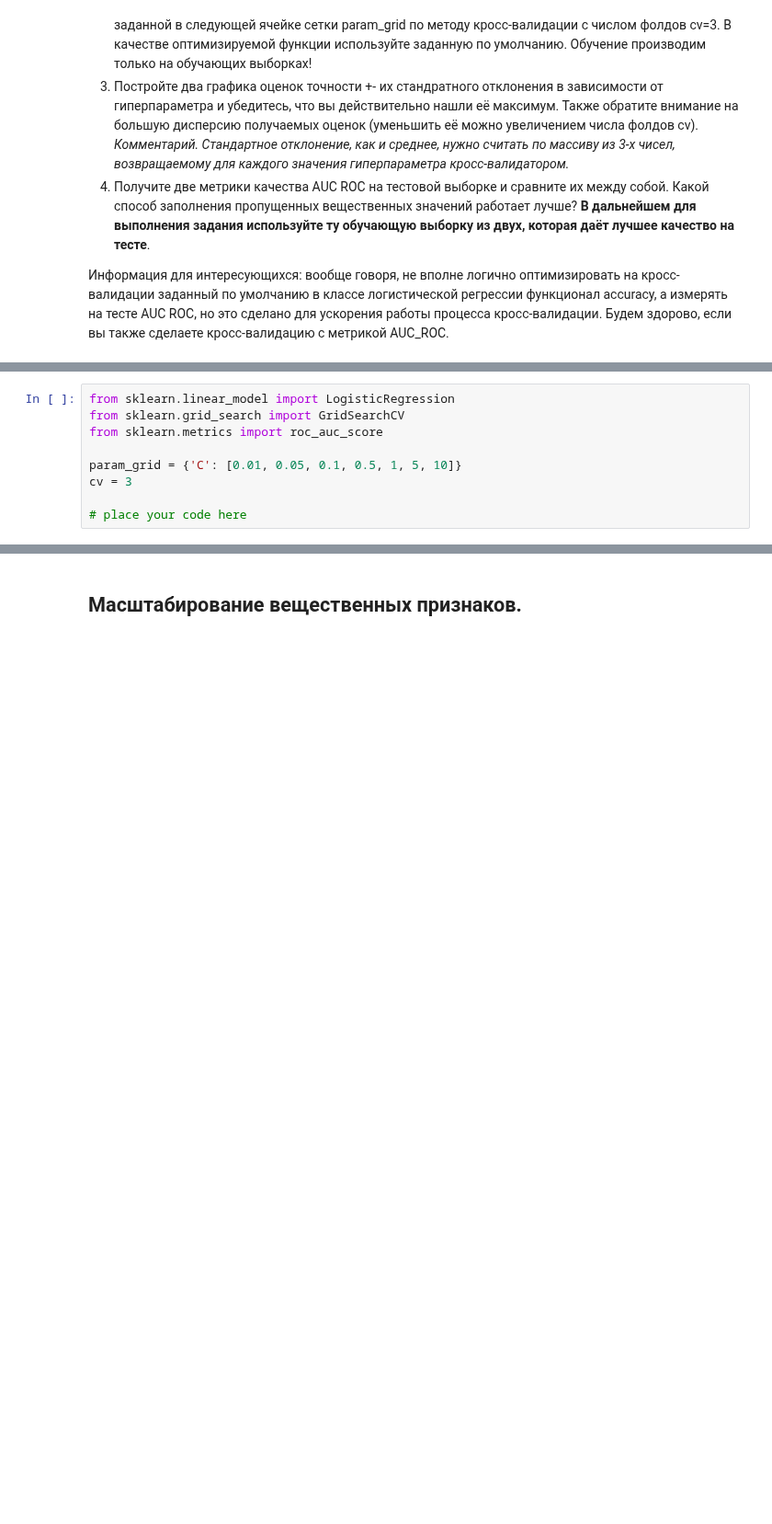
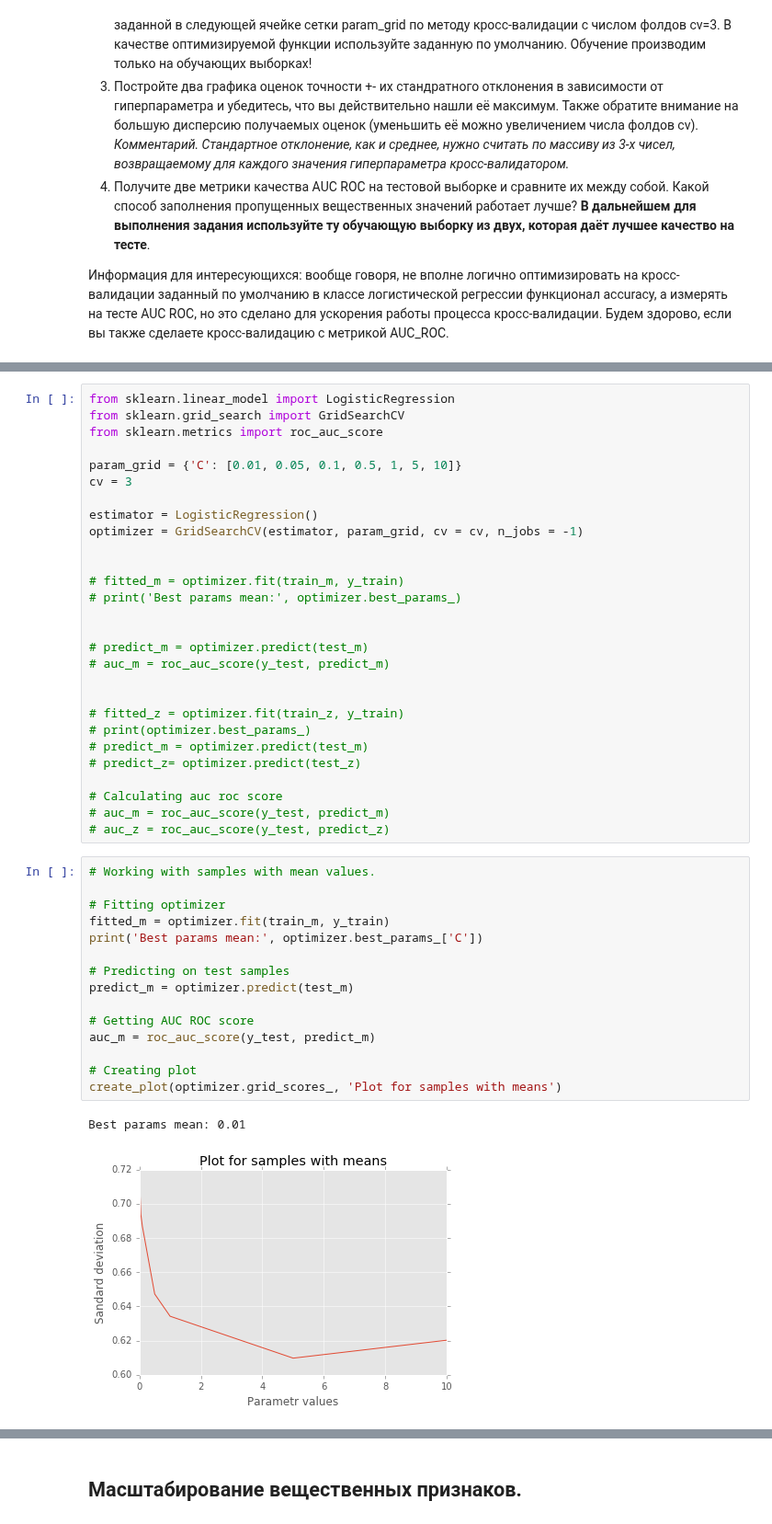
Before and after one commit to dbulgakov/HSE_DataMiningHW, a Jupyter notebook: DataAnalysis/Homeworks/Solutions/HW5/HW5_solution.ipynb, the cells around one changed output, grey strips where cells are left out. Shown at 92% size. Drawn from its saved outputs; the diff is of its cells as text; blank space fills up the shorter version.

Commit message:
More solution implemention here

```diff
--- a/DataAnalysis/Homeworks/Solutions/HW5/HW5_solution.ipynb
+++ b/DataAnalysis/Homeworks/Solutions/HW5/HW5_solution.ipynb
@@ -181,4 +234,41 @@ from sklearn.metrics import roc_auc_score
 param_grid = {'C': [0.01, 0.05, 0.1, 0.5, 1, 5, 10]}
 cv = 3
 
-# place your code here
+estimator = LogisticRegression()
+optimizer = GridSearchCV(estimator, param_grid, cv = cv, n_jobs = -1)
+
+
+# fitted_m = optimizer.fit(train_m, y_train)
+# print('Best params mean:', optimizer.best_params_)
+
+
+# predict_m = optimizer.predict(test_m)
+# auc_m = roc_auc_score(y_test, predict_m)
+
+
+# fitted_z = optimizer.fit(train_z, y_train)
+# print(optimizer.best_params_)
+# predict_m = optimizer.predict(test_m)
+# predict_z= optimizer.predict(test_z)
+
+# Calculating auc roc score
+# auc_m = roc_auc_score(y_test, predict_m)
+# auc_z = roc_auc_score(y_test, predict_z)
+# %%
+# Working with samples with mean values.
+
+# Fitting optimizer
+fitted_m = optimizer.fit(train_m, y_train)
+print('Best params mean:', optimizer.best_params_['C'])
+
+# Predicting on test samples
+predict_m = optimizer.predict(test_m)
+
+# Getting AUC ROC score
+auc_m = roc_auc_score(y_test, predict_m)
+
+# Creating plot
+create_plot(optimizer.grid_scores_, 'Plot for samples with means')
+# %% [output]
+Best params mean: 0.01
+[figure, added]
```
Also changed, not shown: parts of 24 cells of this notebook.
